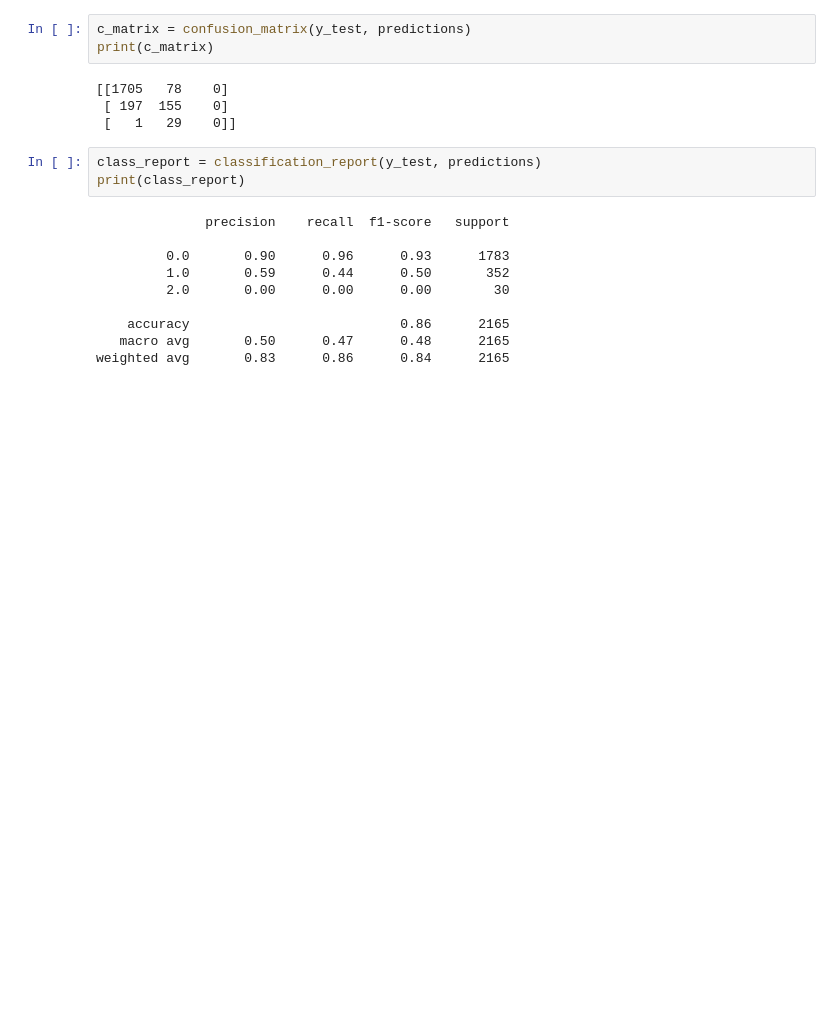
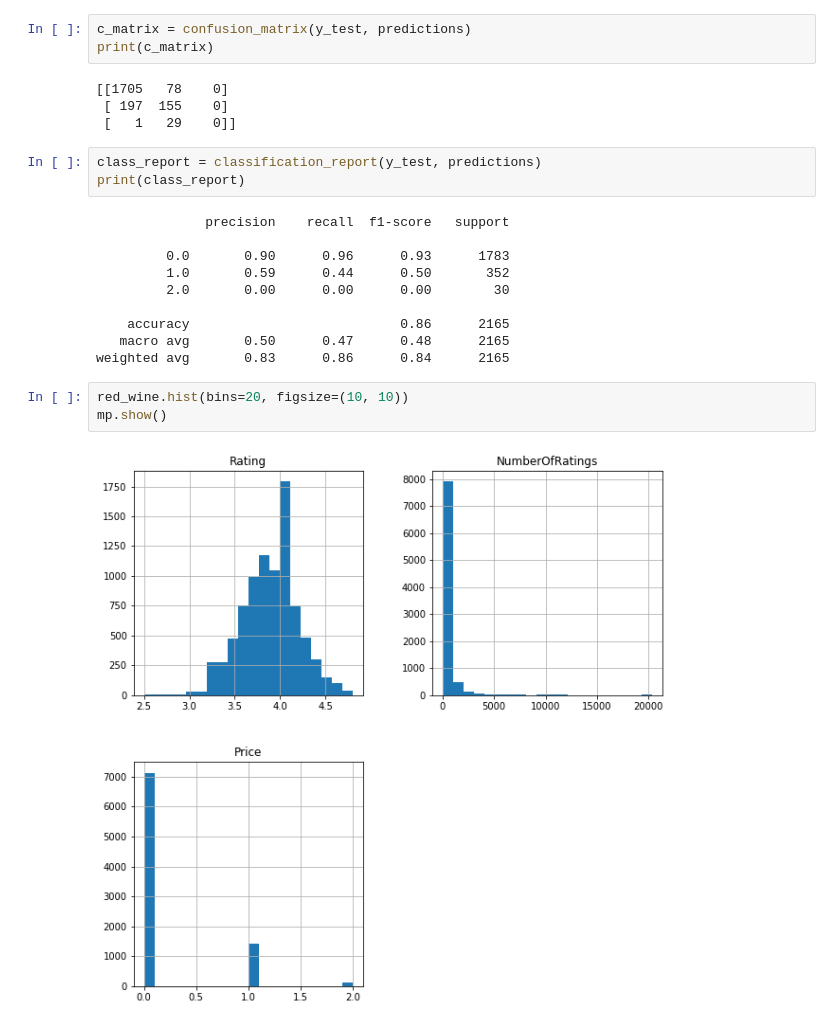
Before and after one commit to jgillas/Group-3-Final-Project, a Jupyter notebook: Red_Regression_Price.ipynb, the cells around one changed output. Saved outputs shown, nothing was run; the diff lists cells and outputs as text; blank space fills up the shorter version.

Commit message:
ML Charts

```diff
--- a/Red_Regression_Price.ipynb
+++ b/Red_Regression_Price.ipynb
@@ -172,3 +179,8 @@ print(class_report)
     accuracy                           0.86      2165
    macro avg       0.50      0.47      0.48      2165
 weighted avg       0.83      0.86      0.84      2165
+# %%
+red_wine.hist(bins=20, figsize=(10, 10))
+mp.show()
+# %% [output]
+[figure, added]
```
Also changed, not shown: parts of 2 cells of this notebook, 3 other files.
